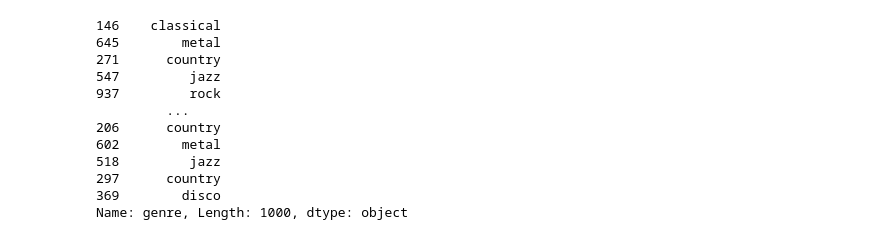
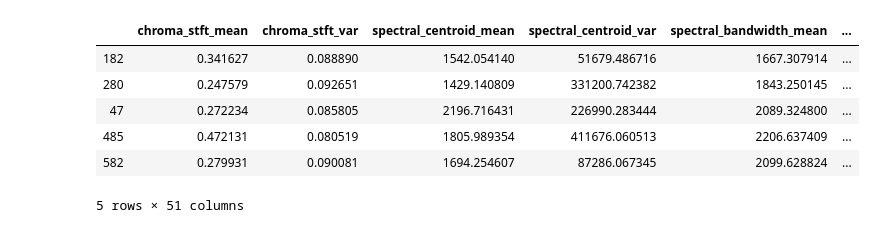
Before and after one commit to givi0519/CSCI-4622-Final-Project, a Jupyter notebook: keras_NN.ipynb, the cells around one changed output. Saved outputs shown, nothing was run; the diff lists cells and outputs as text; code cells hidden in the pictures.

```diff
--- a/keras_NN.ipynb
+++ b/keras_NN.ipynb
@@ -22,25 +23,26 @@ genres = [
     'blues', 'classical', 'country', 'disco', 'hiphop', 'jazz', 'metal', 'pop',
     'reggae', 'rock'
 ]
-# %%
-dfFeatures = pd.read_csv("music_features.csv")
-
-dfFeatures = shuffle(dfFeatures)
-dfFeatures2 = dfFeatures.drop(columns = ['filename', 'genre'])
-
-genreList = dfFeatures['genre']
-genreList
-# %% [output]
-146    classical
-645        metal
-271      country
-547         jazz
-937         rock
-         ...
-206      country
-602        metal
-518         jazz
-297      country
-369        disco
-Name: genre, Length: 1000, dtype: object
+# %%
+# load dataframe from csv
+dfFeatures = pd.read_csv("music_features_updated.csv")
+
+# shuffle dataframe
+dfFeatures = shuffle(dfFeatures)
+
+# extract genres for labels
+genreList = dfFeatures['genre']
+
+# drop genres and filenames for training data
+dfFeatures= dfFeatures.drop(columns = ['filename', 'genre'])
+
+dfFeatures.head()
+# %% [output]
+|  | chroma_stft_mean | chroma_stft_var | spectral_centroid_mean | spectral_centroid_var | spectral_bandwidth_mean | ... |
+| 182 | 0.341627 | 0.088890 | 1542.054140 | 51679.486716 | 1667.307914 | ... |
+| 280 | 0.247579 | 0.092651 | 1429.140809 | 331200.742382 | 1843.250145 | ... |
+| 47 | 0.272234 | 0.085805 | 2196.716431 | 226990.283444 | 2089.324800 | ... |
+| 485 | 0.472131 | 0.080519 | 1805.989354 | 411676.060513 | 2206.637409 | ... |
+| 582 | 0.279931 | 0.090081 | 1694.254607 | 87286.067345 | 2099.628824 | ... |
+5 rows × 51 columns
 # %%
```
Also changed, not shown: parts of 7 cells of this notebook, 4 other files.
